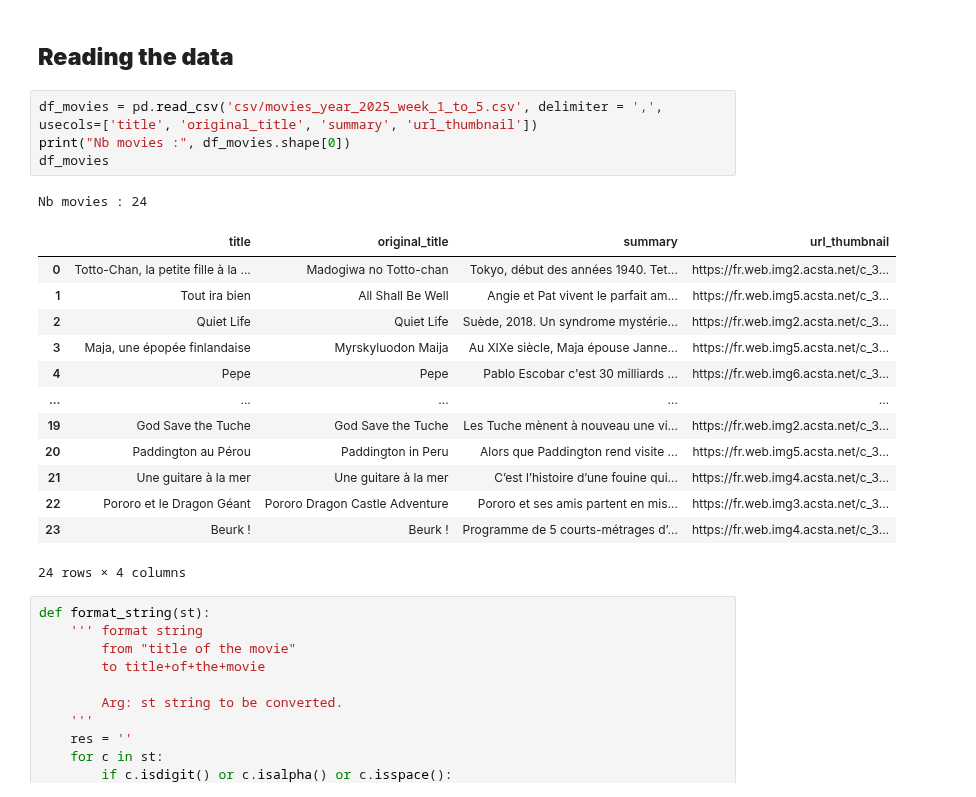
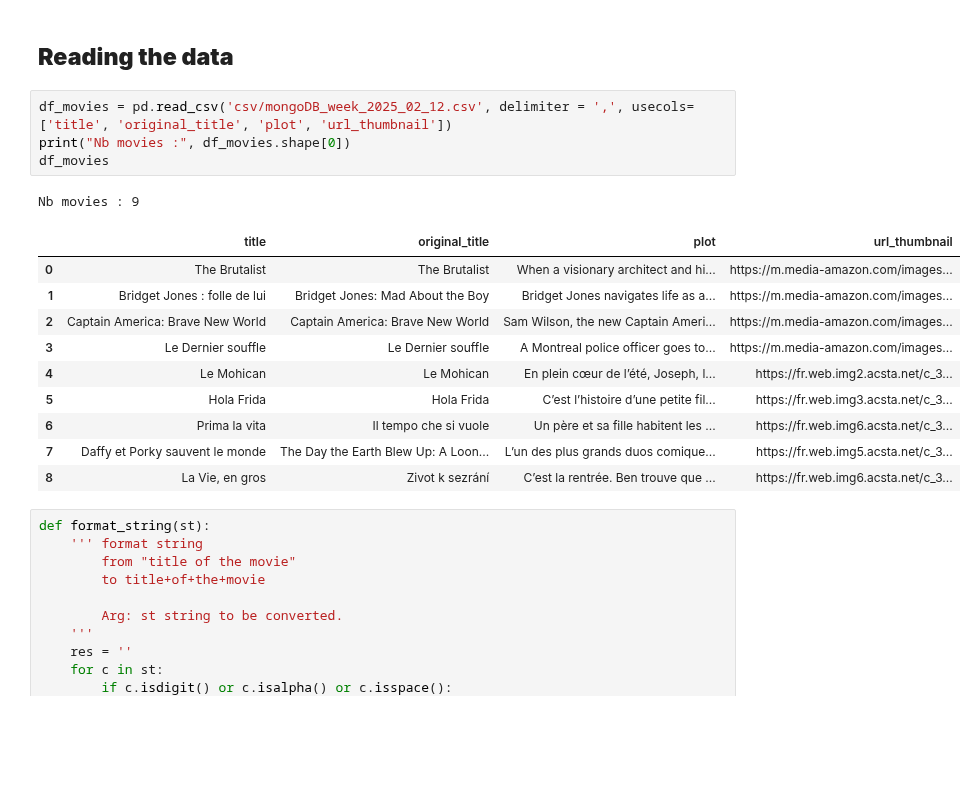
Before and after one commit to Franck-LF/projectBlock1, a Jupyter notebook: requestOMDB.ipynb, the cells around one changed output. Cells and saved outputs as stored; diff of their text form; blank space fills up the shorter version.

```diff
--- a/requestOMDB.ipynb
+++ b/requestOMDB.ipynb
@@ -62,24 +62,21 @@ json.loads(r.text)
 # %% [markdown]
 ## **Reading the data**
 # %%
-df_movies = pd.read_csv('csv/movies_year_2025_week_1_to_5.csv', delimiter = ',', usecols=['title', 'original_title', 'summary', 'url_thumbnail'])
+df_movies = pd.read_csv('csv/mongoDB_week_2025_02_12.csv', delimiter = ',', usecols=['title', 'original_title', 'plot', 'url_thumbnail'])
 print("Nb movies :", df_movies.shape[0])
 df_movies
 # %% [output]
-Nb movies : 24
+Nb movies : 9
-|  | title | original_title | summary | url_thumbnail |
-| 0 | Totto-Chan, la petite fille à la ... | Madogiwa no Totto-chan | Tokyo, début des années 1940. Tet... | https://fr.web.img2.acsta.net/c_3... |
-| 1 | Tout ira bien | All Shall Be Well | Angie et Pat vivent le parfait am... | https://fr.web.img5.acsta.net/c_3... |
-| 2 | Quiet Life | Quiet Life | Suède, 2018. Un syndrome mystérie... | https://fr.web.img2.acsta.net/c_3... |
-| 3 | Maja, une épopée finlandaise | Myrskyluodon Maija | Au XIXe siècle, Maja épouse Janne... | https://fr.web.img5.acsta.net/c_3... |
-| 4 | Pepe | Pepe | Pablo Escobar c'est 30 milliards ... | https://fr.web.img6.acsta.net/c_3... |
-| ... | ... | ... | ... | ... |
-| 19 | God Save the Tuche | God Save the Tuche | Les Tuche mènent à nouveau une vi... | https://fr.web.img2.acsta.net/c_3... |
-| 20 | Paddington au Pérou | Paddington in Peru | Alors que Paddington rend visite ... | https://fr.web.img5.acsta.net/c_3... |
-| 21 | Une guitare à la mer | Une guitare à la mer | C’est l’histoire d’une fouine qui... | https://fr.web.img4.acsta.net/c_3... |
-| 22 | Pororo et le Dragon Géant | Pororo Dragon Castle Adventure | Pororo et ses amis partent en mis... | https://fr.web.img3.acsta.net/c_3... |
-| 23 | Beurk ! | Beurk ! | Programme de 5 courts-métrages d’... | https://fr.web.img4.acsta.net/c_3... |
+|  | title | original_title | plot | url_thumbnail |
+| 0 | The Brutalist | The Brutalist | When a visionary architect and hi... | https://m.media-amazon.com/images... |
+| 1 | Bridget Jones : folle de lui | Bridget Jones: Mad About the Boy | Bridget Jones navigates life as a... | https://m.media-amazon.com/images... |
+| 2 | Captain America: Brave New World | Captain America: Brave New World | Sam Wilson, the new Captain Ameri... | https://m.media-amazon.com/images... |
+| 3 | Le Dernier souffle | Le Dernier souffle | A Montreal police officer goes to... | https://m.media-amazon.com/images... |
+| 4 | Le Mohican | Le Mohican | En plein cœur de l’été, Joseph, l... | https://fr.web.img2.acsta.net/c_3... |
+| 5 | Hola Frida | Hola Frida | C’est l’histoire d’une petite fil... | https://fr.web.img3.acsta.net/c_3... |
+| 6 | Prima la vita | Il tempo che si vuole | Un père et sa fille habitent les ... | https://fr.web.img6.acsta.net/c_3... |
+| 7 | Daffy et Porky sauvent le monde | The Day the Earth Blew Up: A Loon... | L’un des plus grands duos comique... | https://fr.web.img5.acsta.net/c_3... |
+| 8 | La Vie, en gros | Zivot k sezrání | C’est la rentrée. Ben trouve que ... | https://fr.web.img6.acsta.net/c_3... |
-24 rows × 4 columns
 # %%
 def format_string(st):
     ''' format string
```
Also changed, not shown: parts of 2 cells of this notebook, 15 other files.
